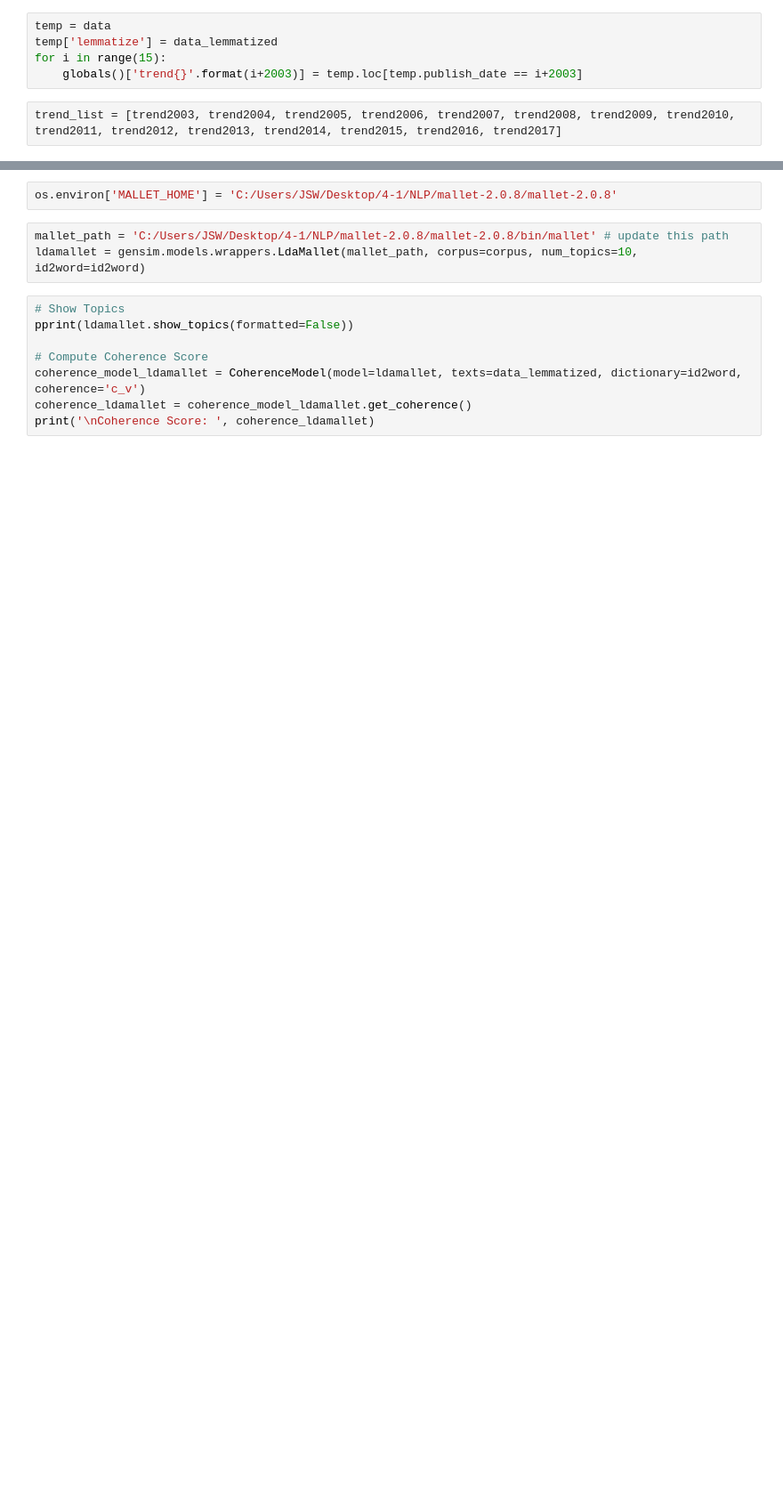
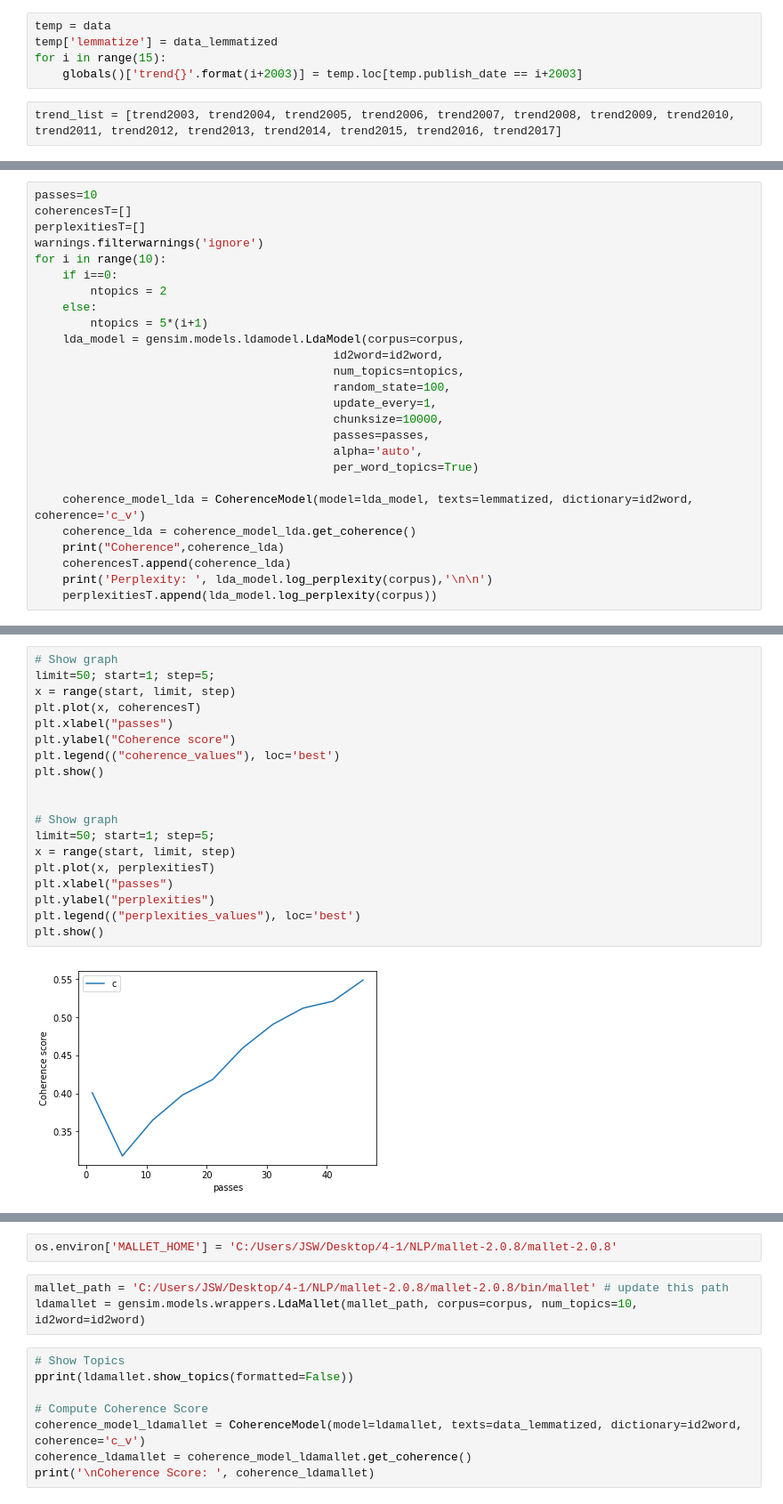
Before and after one commit to icdsw07/2019_cau_nlp, a Jupyter notebook: LDA_gensim_ver2.ipynb, the cells around one changed output, grey strips where cells are left out. Shown: that part at 89% size. Saved outputs shown, nothing was run; the diff lists cells and outputs as text; blank space fills up the shorter version.

```diff
--- a/LDA_gensim_ver2.ipynb
+++ b/LDA_gensim_ver2.ipynb
@@ -69,2 +88,28 @@ id2word = corpora.Dictionary(lemmatized)
 texts = lemmatized
 corpus = [id2word.doc2bow(text) for text in texts]
+# %%
+passes=10
+coherencesT=[]
+perplexitiesT=[]
+warnings.filterwarnings('ignore')
+for i in range(10):
+    if i==0:
+        ntopics = 2
+    else:
+        ntopics = 5*(i+1)
+    lda_model = gensim.models.ldamodel.LdaModel(corpus=corpus,
+                                           id2word=id2word,
+                                           num_topics=ntopics,
+                                           random_state=100,
+                                           update_every=1,
+                                           chunksize=10000,
+                                           passes=passes,
+                                           alpha='auto',
+                                           per_word_topics=True)
+
+    coherence_model_lda = CoherenceModel(model=lda_model, texts=lemmatized, dictionary=id2word, coherence='c_v')
+    coherence_lda = coherence_model_lda.get_coherence()
+    print("Coherence",coherence_lda)
+    coherencesT.append(coherence_lda)
+    print('Perplexity: ', lda_model.log_perplexity(corpus),'\n\n')
+    perplexitiesT.append(lda_model.log_perplexity(corpus))
@@ -70,0 +134,21 @@ corpus = [id2word.doc2bow(text) for text in texts]
+# %%
+# Show graph
+limit=50; start=1; step=5;
+x = range(start, limit, step)
+plt.plot(x, coherencesT)
+plt.xlabel("passes")
+plt.ylabel("Coherence score")
+plt.legend(("coherence_values"), loc='best')
+plt.show()
+
+
+# Show graph
+limit=50; start=1; step=5;
+x = range(start, limit, step)
+plt.plot(x, perplexitiesT)
+plt.xlabel("passes")
+plt.ylabel("perplexities")
+plt.legend(("perplexities_values"), loc='best')
+plt.show()
+# %% [output]
+[figure, added]
```
Also changed, not shown: parts of 12 cells of this notebook, 1 other file.
